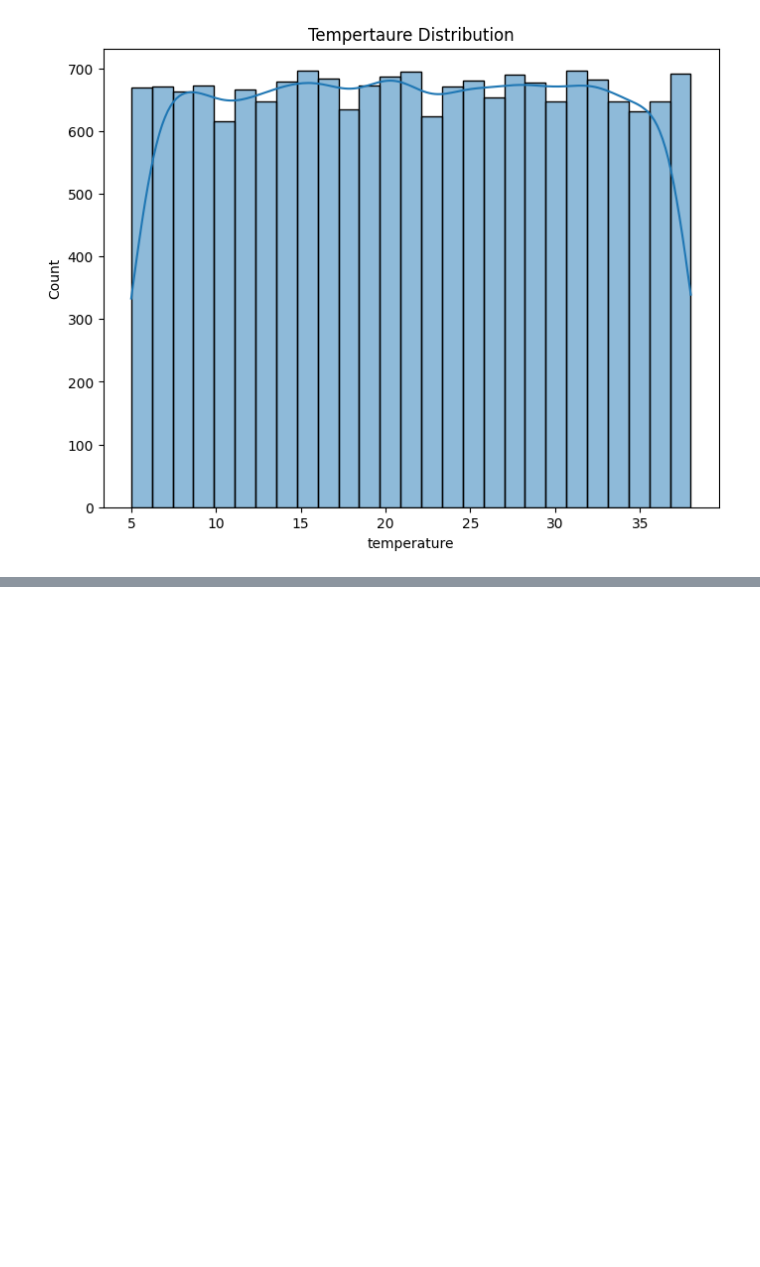
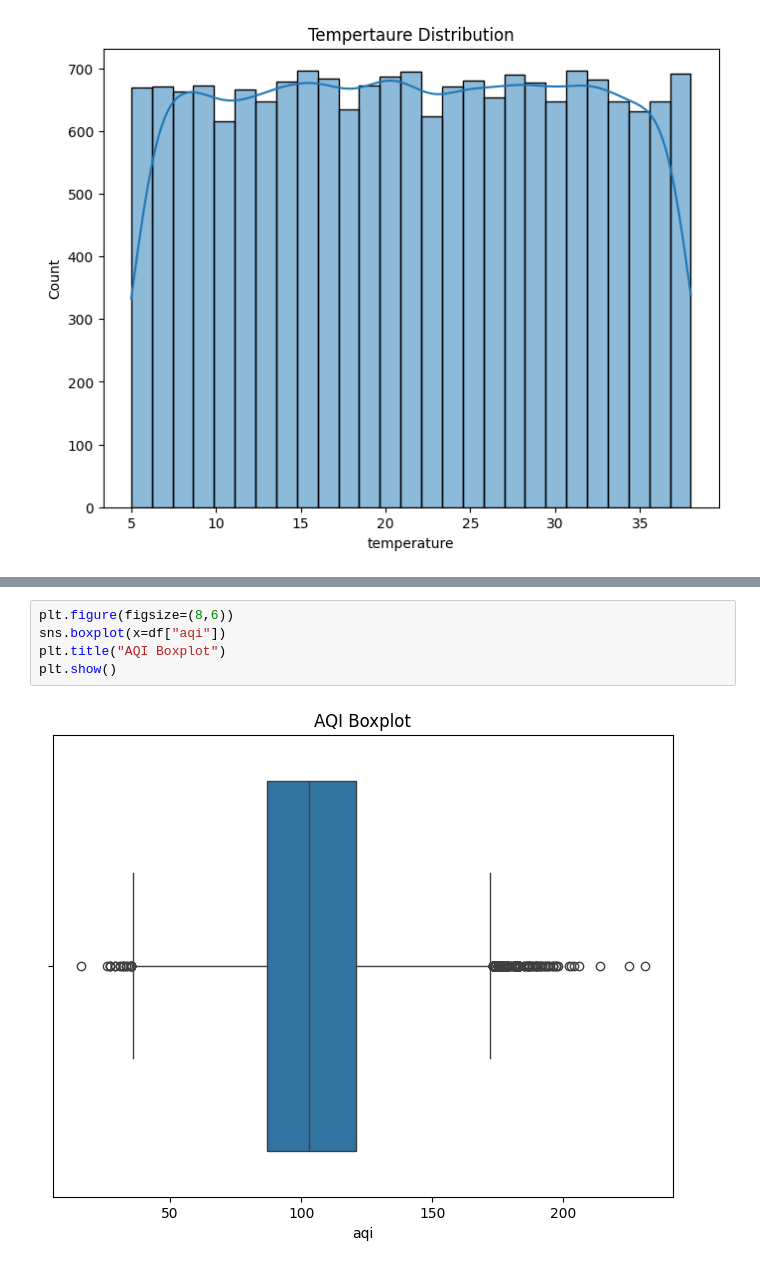
Before and after one commit to Vanshaj14Mohan/AirPulse-AI, a Jupyter notebook: Files/notebooks/eda.ipynb, the cells around one changed output, grey strips where cells are left out. Saved outputs shown, nothing was run; the diff lists cells and outputs as text; blank space fills up the shorter version.

```diff
--- a/Files/notebooks/eda.ipynb
+++ b/Files/notebooks/eda.ipynb
@@ -168,0 +183,7 @@ plt.show()
+# %%
+plt.figure(figsize=(8,6))
+sns.boxplot(x=df["aqi"])
+plt.title("AQI Boxplot")
+plt.show()
+# %% [output]
+[figure, added]
```
Also changed, not shown: parts of 7 cells of this notebook.
